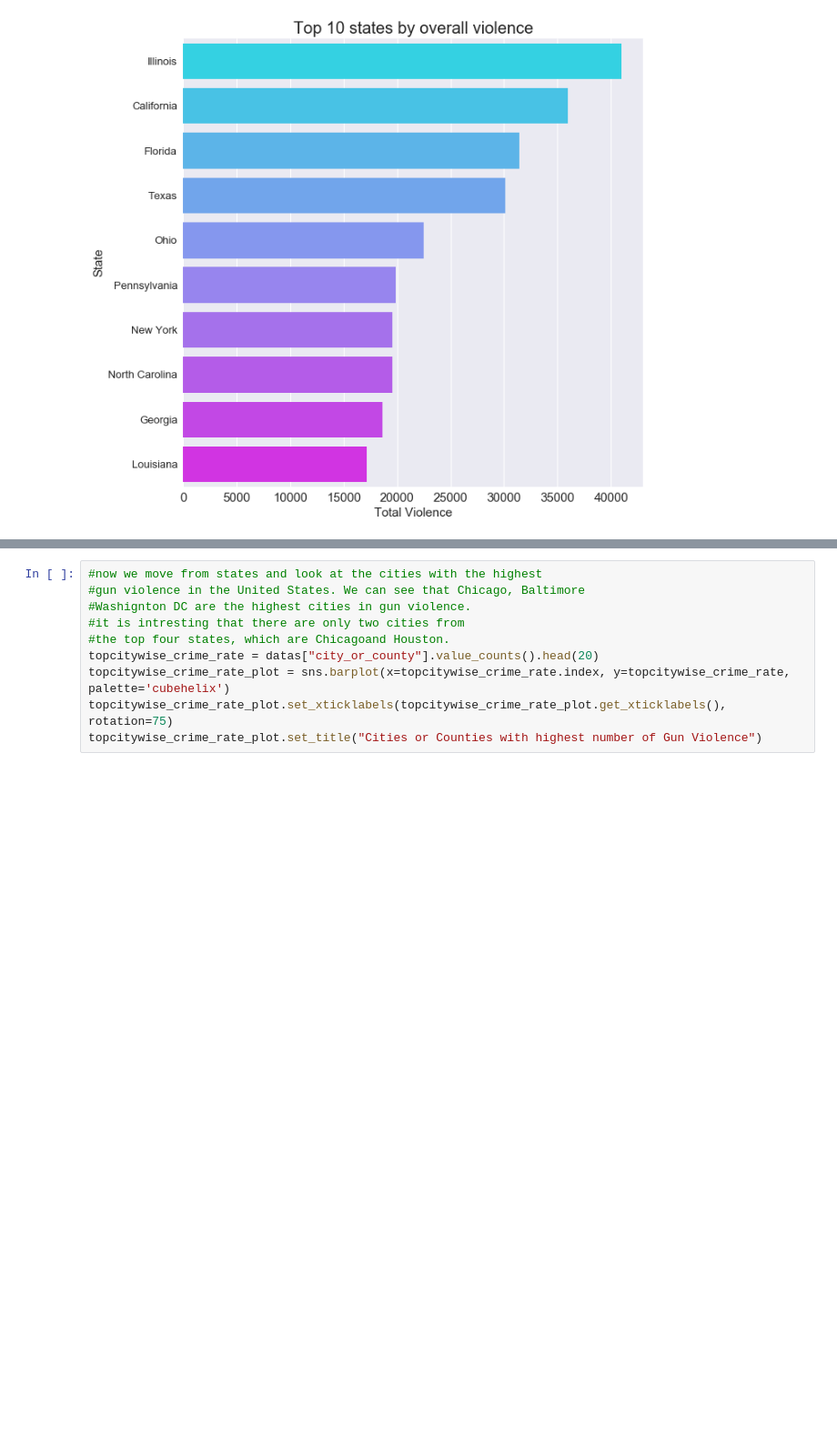
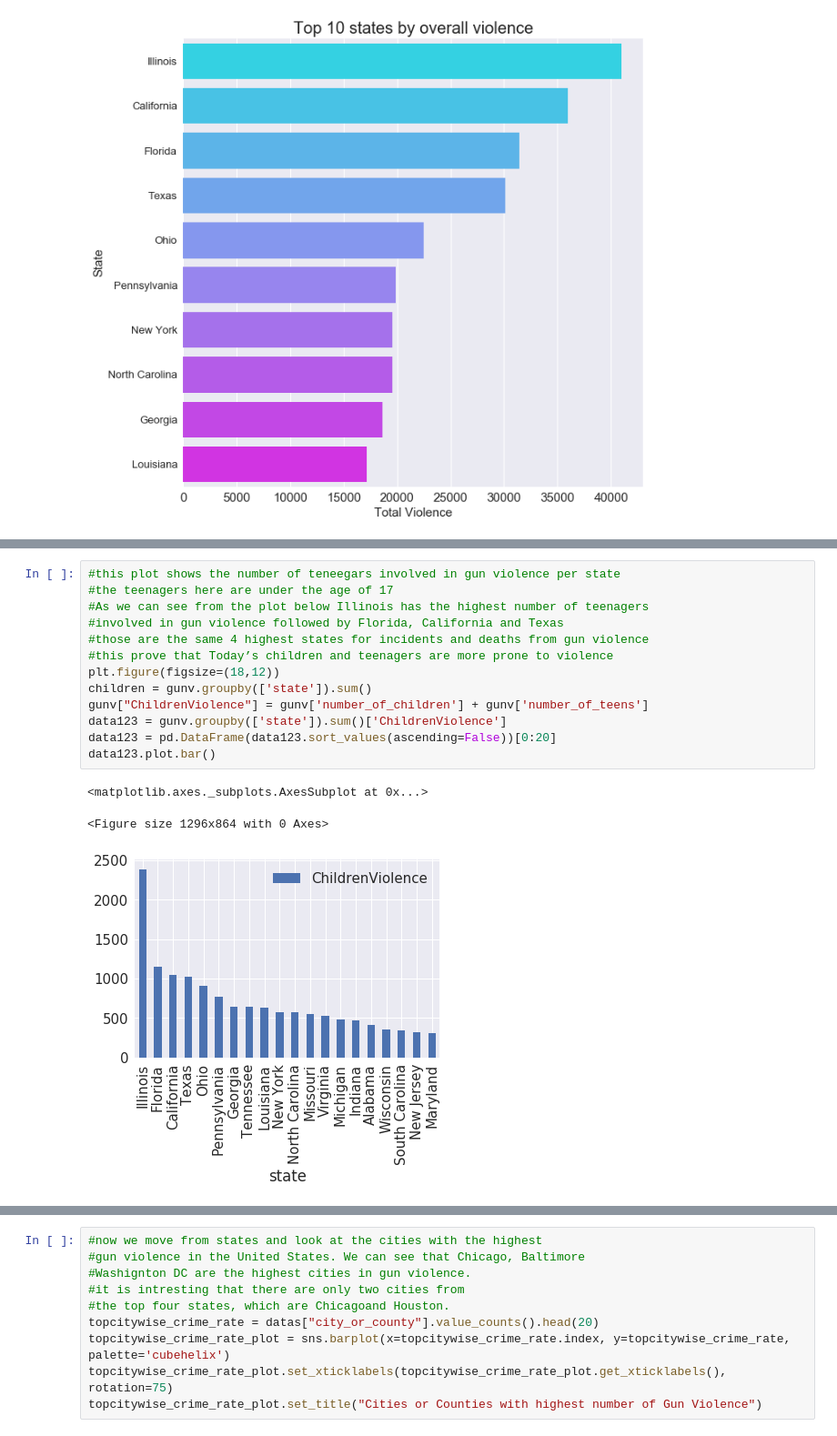
Before and after one commit to beka10/DS320FinalProject, a Jupyter notebook: projectfinal.ipynb, the cells around one changed output, grey strips where cells are left out. Shown at 91% size. Cells and saved outputs as stored; diff of their text form; blank space fills up the shorter version.

```diff
--- a/projectfinal.ipynb
+++ b/projectfinal.ipynb
@@ -397,0 +328,17 @@ plt.show();
+# %%
+#this plot shows the number of teneegars involved in gun violence per state
+#the teenagers here are under the age of 17
+#As we can see from the plot below Illinois has the highest number of teenagers
+#involved in gun violence followed by Florida, California and Texas
+#those are the same 4 highest states for incidents and deaths from gun violence
+#this prove that Today’s children and teenagers are more prone to violence
+plt.figure(figsize=(18,12))
+children = gunv.groupby(['state']).sum()
+gunv["ChildrenViolence"] = gunv['number_of_children'] + gunv['number_of_teens']
+data123 = gunv.groupby(['state']).sum()['ChildrenViolence']
+data123 = pd.DataFrame(data123.sort_values(ascending=False))[0:20]
+data123.plot.bar()
+# %% [output]
+<matplotlib.axes._subplots.AxesSubplot at 0x...>
+<Figure size 1296x864 with 0 Axes>
+[figure, added]
```
Also changed, not shown: parts of 27 cells of this notebook, 1 other file.
